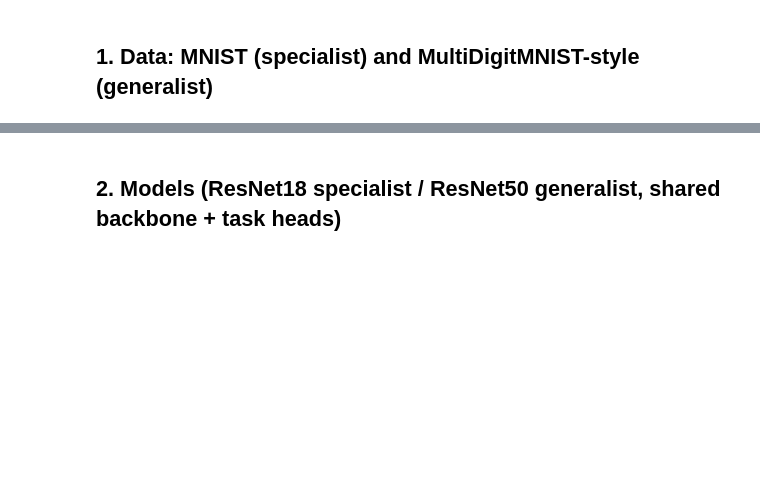
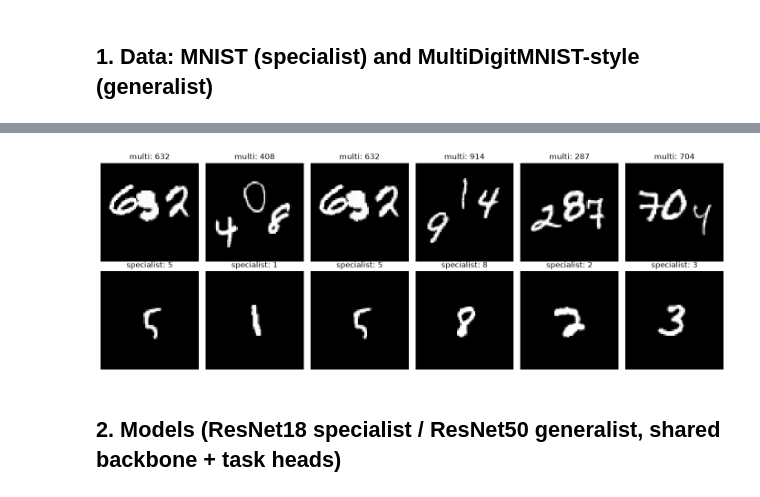
Before and after one commit to terainfinits/mnist-specialist-generalist, a Jupyter notebook: multimnist_spec_gen_pareto.ipynb, the cells around one changed output, grey strips where cells are left out. Saved outputs shown, nothing was run; the diff lists cells and outputs as text; code cells hidden in the pictures; blank space fills up the shorter version.

```diff
--- a/multimnist_spec_gen_pareto.ipynb
+++ b/multimnist_spec_gen_pareto.ipynb
@@ -98,3 +102,21 @@ plt.show()
+# %%
+indices = [100, 6, 100, 1901, 120, 215]  # Modify these indices
+
+fig, ax = plt.subplots(2, len(indices), figsize=(14, 5))
+
+for j, i in enumerate(indices):
+    ax[0, j].imshow(Xg_tr[i], cmap='gray')
+    ax[0, j].set_title('multi: ' + ''.join(map(str, Yg_tr[i])))
+    ax[0, j].axis('off')
+
+    ax[1, j].imshow(Xs_c[i], cmap='gray')
+    ax[1, j].set_title(f'specialist: {Ys_c[i]}')
+    ax[1, j].axis('off')
+
+plt.tight_layout()
+plt.show()
+# %% [output]
+[figure, added]
 # %% [markdown]
 ## 2. Models (ResNet18 specialist / ResNet50 generalist, shared backbone + task heads)
 # %%
```
Also changed, not shown: parts of 7 cells of this notebook.
